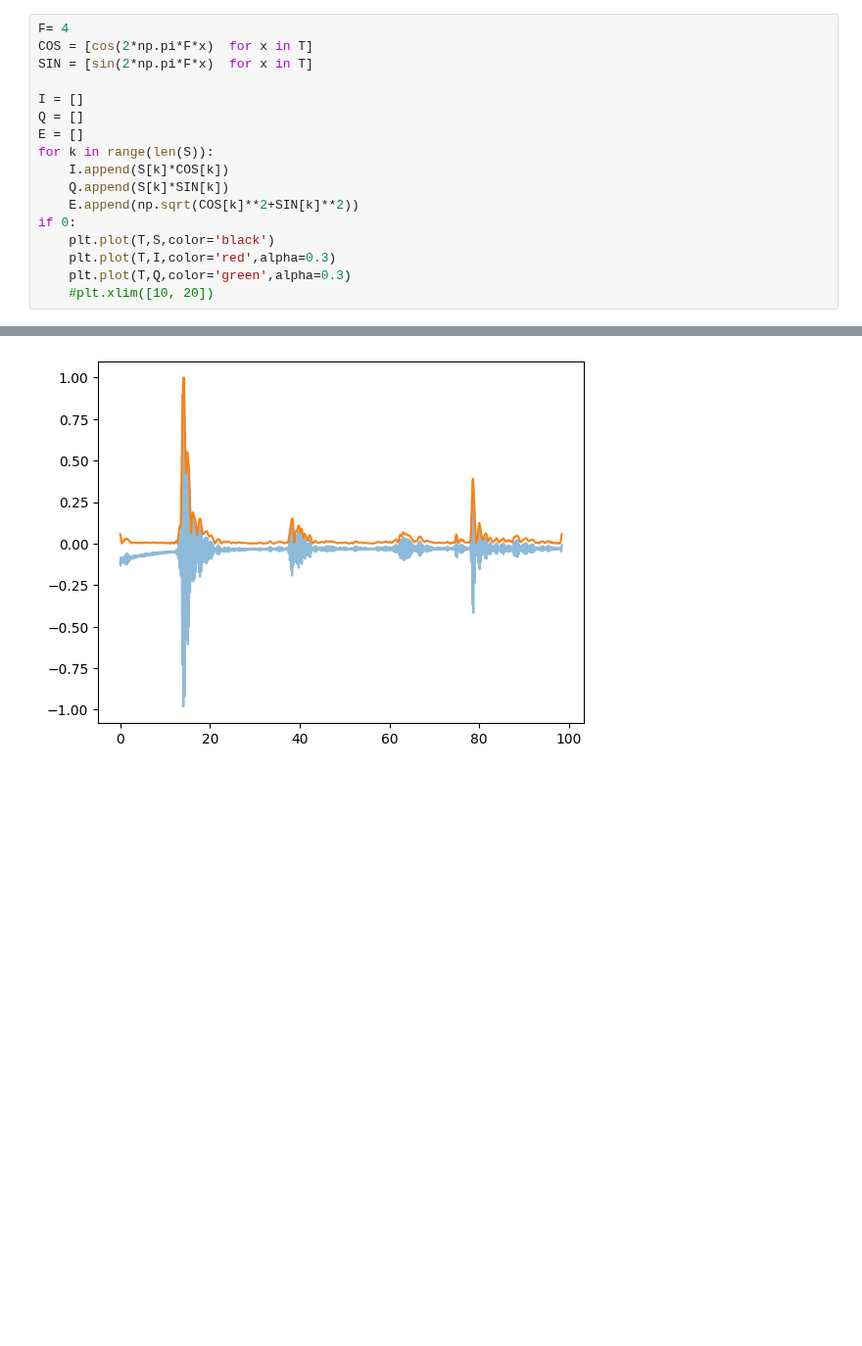
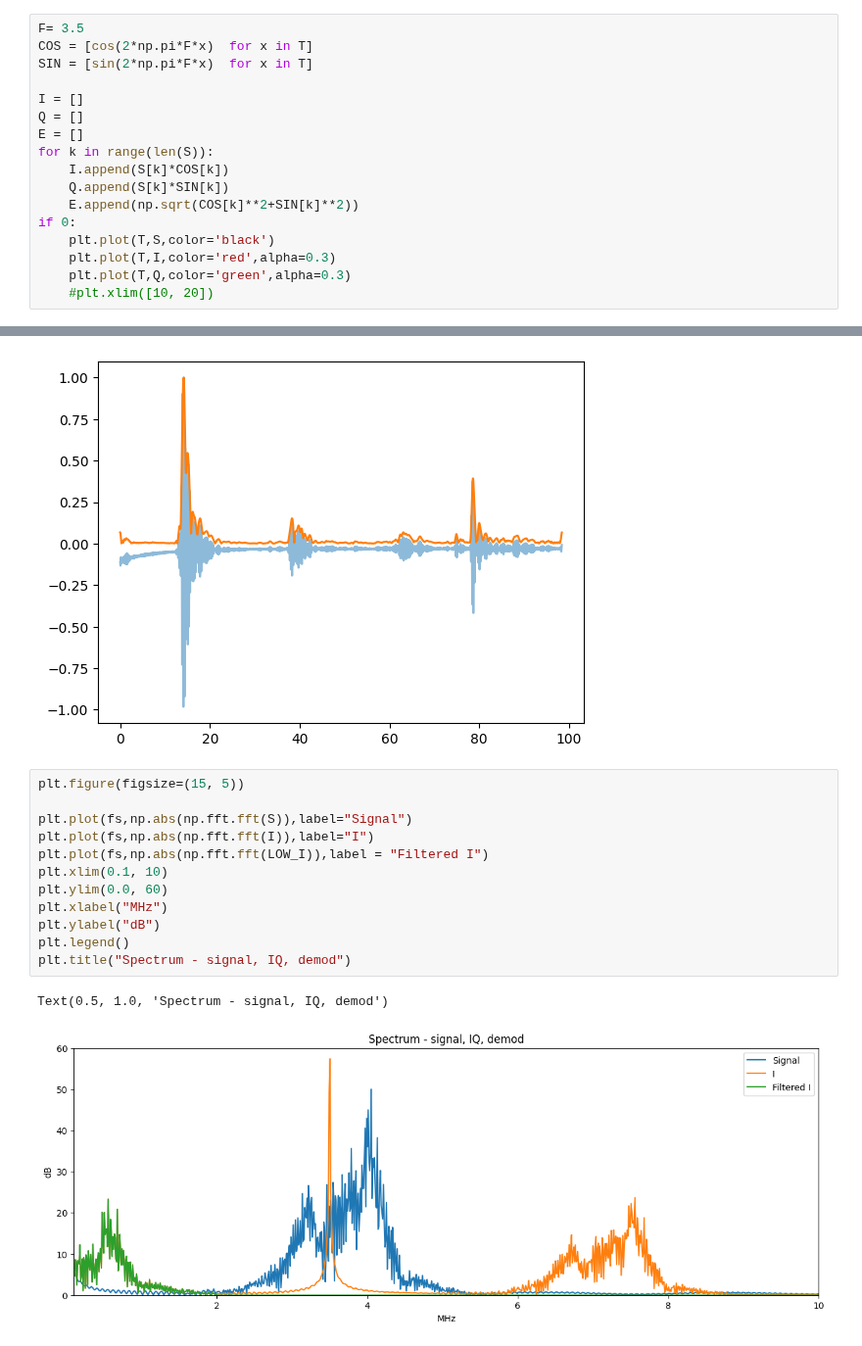
Before and after one commit to kelu124/un0rick, a Jupyter notebook: IQ/0.sample.ipynb, the cells around one changed output, grey strips where cells are left out. Shown at 98% size. Saved outputs shown, nothing was run; the diff lists cells and outputs as text; blank space fills up the shorter version.

```diff
--- a/IQ/0.sample.ipynb
+++ b/IQ/0.sample.ipynb
@@ -28,7 +29,7 @@ plt.plot(T,S)
 [<matplotlib.lines.Line2D at 0x...>]
 [figure]
 # %%
-F= 4
+F= 3.5
 COS = [cos(2*np.pi*F*x)  for x in T]
 SIN = [sin(2*np.pi*F*x)  for x in T]
 
@@ -63,3 +61,18 @@ plt.plot(T,np.array(H)/np.max(H))
 # %% [output]
 [<matplotlib.lines.Line2D at 0x...>]
 [figure]
+# %%
+plt.figure(figsize=(15, 5))
+
+plt.plot(fs,np.abs(np.fft.fft(S)),label="Signal")
+plt.plot(fs,np.abs(np.fft.fft(I)),label="I")
+plt.plot(fs,np.abs(np.fft.fft(LOW_I)),label = "Filtered I")
+plt.xlim(0.1, 10)
+plt.ylim(0.0, 60)
+plt.xlabel("MHz")
+plt.ylabel("dB")
+plt.legend()
+plt.title("Spectrum - signal, IQ, demod")
+# %% [output]
+Text(0.5, 1.0, 'Spectrum - signal, IQ, demod')
+[figure, added]
```
Also changed, not shown: parts of 6 cells of this notebook.
